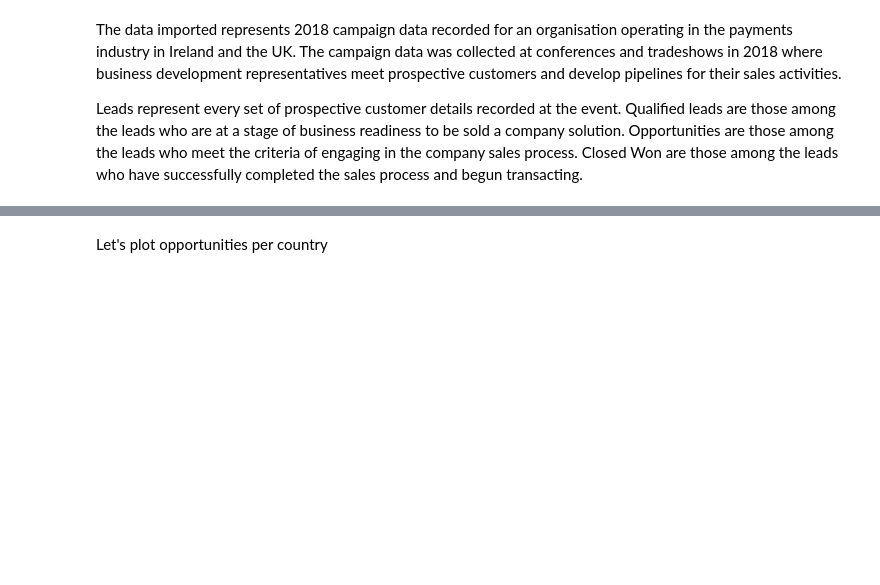
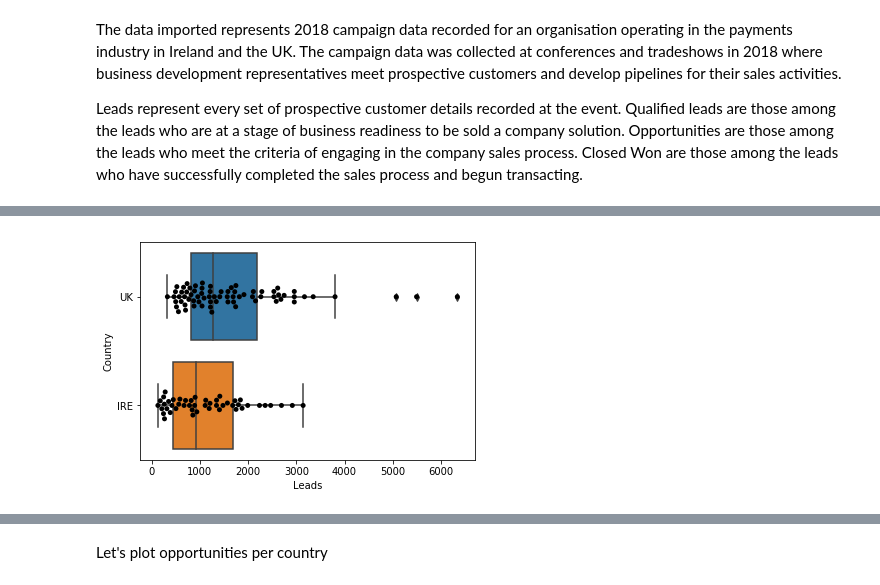
Before and after one commit to G00364690/Box-plot, a Jupyter notebook: FDA-Project.ipynb, the cells around one changed output, grey strips where cells are left out. Cells and saved outputs as stored; diff of their text form; code cells hidden in the pictures; blank space fills up the shorter version.

```diff
--- a/FDA-Project.ipynb
+++ b/FDA-Project.ipynb
@@ -93,0 +101,9 @@ NameError: name 'df' is not defined
+# %%
+import seaborn as sns
+import matplotlib.pyplot as plt
+
+sns.boxplot(x="Leads",y="Country",data=df)
+sns.swarmplot(x="Leads",y="Country",data=df,color="black")
+plt.show()
+# %% [output]
+[figure, added]
```
Also changed, not shown: parts of 19 cells of this notebook, 1 other file.
